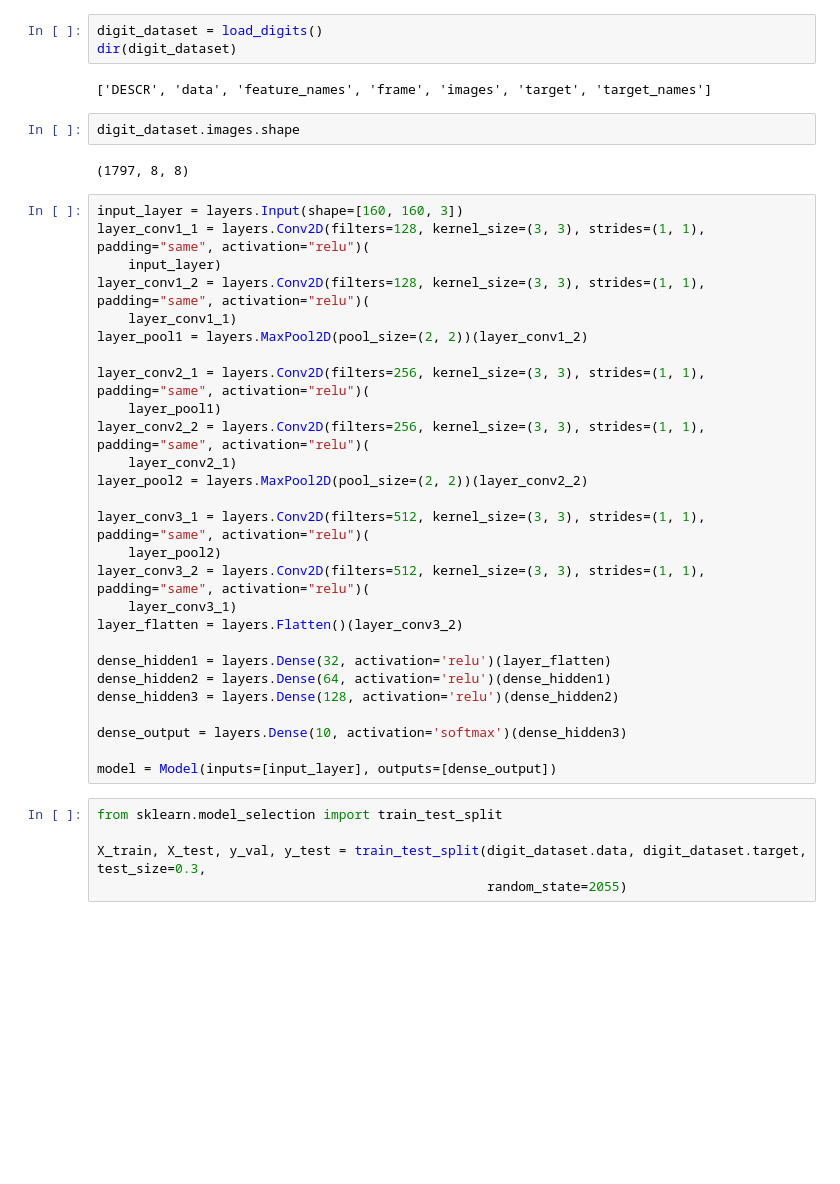
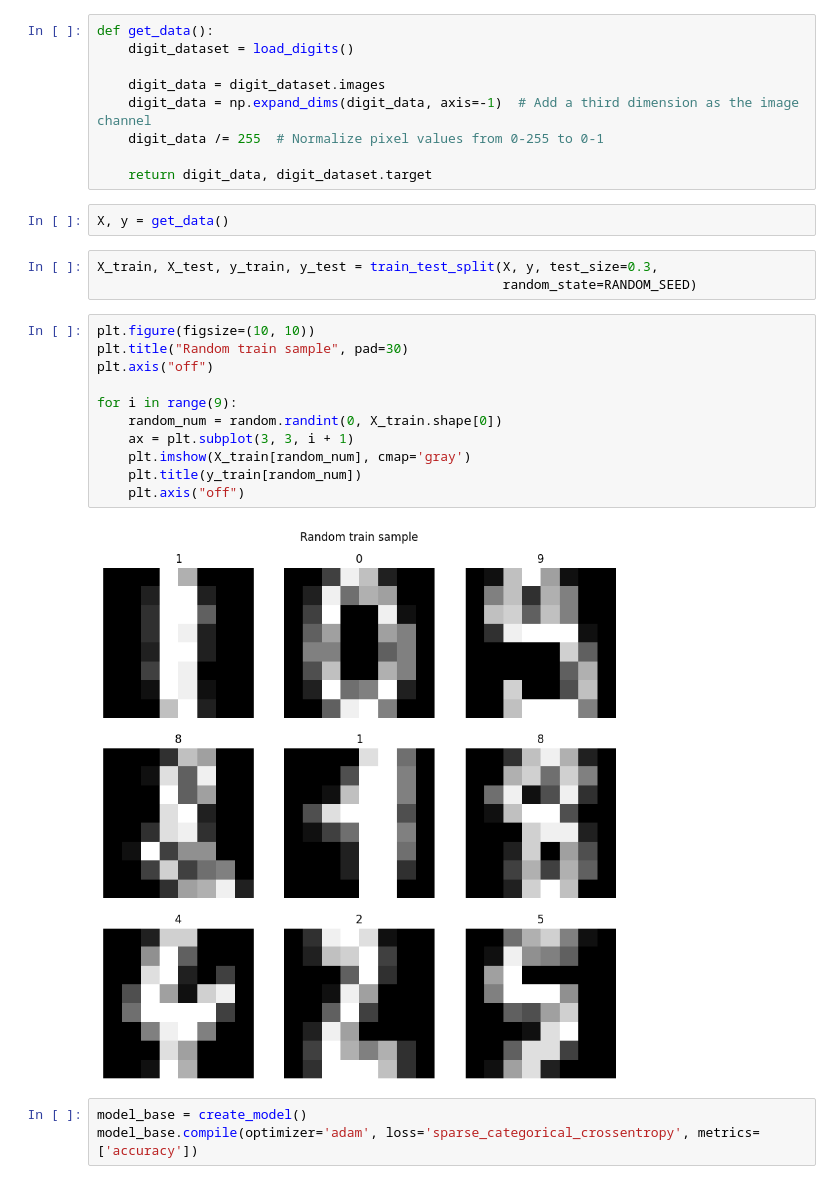
Before and after one commit to TehWeifu/IABD, a Jupyter notebook: ProgramacionInteligenciaArtificial/DigitsProject/Model/trainModel.ipynb, the cells around one changed output. Saved outputs shown, nothing was run; the diff lists cells and outputs as text; blank space fills up the shorter version.

```diff
--- a/ProgramacionInteligenciaArtificial/DigitsProject/Model/trainModel.ipynb
+++ b/ProgramacionInteligenciaArtificial/DigitsProject/Model/trainModel.ipynb
@@ -6,41 +43,30 @@ from sklearn.datasets import load_digits
 # %%
-digit_dataset = load_digits()
-dir(digit_dataset)
+def get_data():
+    digit_dataset = load_digits()
+
+    digit_data = digit_dataset.images
+    digit_data = np.expand_dims(digit_data, axis=-1)  # Add a third dimension as the image channel
+    digit_data /= 255  # Normalize pixel values from 0-255 to 0-1
+
+    return digit_data, digit_dataset.target
-# %% [output]
-['DESCR', 'data', 'feature_names', 'frame', 'images', 'target', 'target_names']
-# %%
-digit_dataset.images.shape
-# %% [output]
-(1797, 8, 8)
-# %%
-input_layer = layers.Input(shape=[160, 160, 3])
-layer_conv1_1 = layers.Conv2D(filters=128, kernel_size=(3, 3), strides=(1, 1), padding="same", activation="relu")(
-    input_layer)
-layer_conv1_2 = layers.Conv2D(filters=128, kernel_size=(3, 3), strides=(1, 1), padding="same", activation="relu")(
-    layer_conv1_1)
-layer_pool1 = layers.MaxPool2D(pool_size=(2, 2))(layer_conv1_2)
-
-layer_conv2_1 = layers.Conv2D(filters=256, kernel_size=(3, 3), strides=(1, 1), padding="same", activation="relu")(
-    layer_pool1)
-layer_conv2_2 = layers.Conv2D(filters=256, kernel_size=(3, 3), strides=(1, 1), padding="same", activation="relu")(
-    layer_conv2_1)
-layer_pool2 = layers.MaxPool2D(pool_size=(2, 2))(layer_conv2_2)
-
-layer_conv3_1 = layers.Conv2D(filters=512, kernel_size=(3, 3), strides=(1, 1), padding="same", activation="relu")(
-    layer_pool2)
-layer_conv3_2 = layers.Conv2D(filters=512, kernel_size=(3, 3), strides=(1, 1), padding="same", activation="relu")(
-    layer_conv3_1)
-layer_flatten = layers.Flatten()(layer_conv3_2)
-
-dense_hidden1 = layers.Dense(32, activation='relu')(layer_flatten)
-dense_hidden2 = layers.Dense(64, activation='relu')(dense_hidden1)
-dense_hidden3 = layers.Dense(128, activation='relu')(dense_hidden2)
-
-dense_output = layers.Dense(10, activation='softmax')(dense_hidden3)
-
-model = Model(inputs=[input_layer], outputs=[dense_output])
+# %%
+X, y = get_data()
 # %%
-from sklearn.model_selection import train_test_split
-
-X_train, X_test, y_val, y_test = train_test_split(digit_dataset.data, digit_dataset.target, test_size=0.3,
-                                                  random_state=2055)
+X_train, X_test, y_train, y_test = train_test_split(X, y, test_size=0.3,
+                                                    random_state=RANDOM_SEED)
+# %%
+plt.figure(figsize=(10, 10))
+plt.title("Random train sample", pad=30)
+plt.axis("off")
+
+for i in range(9):
+    random_num = random.randint(0, X_train.shape[0])
+    ax = plt.subplot(3, 3, i + 1)
+    plt.imshow(X_train[random_num], cmap='gray')
+    plt.title(y_train[random_num])
+    plt.axis("off")
+# %% [output]
+[figure, added]
+# %%
+model_base = create_model()
+model_base.compile(optimizer='adam', loss='sparse_categorical_crossentropy', metrics=['accuracy'])
```
Also changed, not shown: parts of 7 cells of this notebook, 10 other files.
